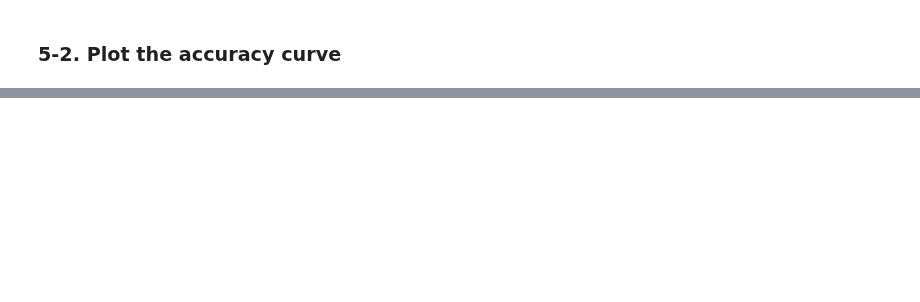
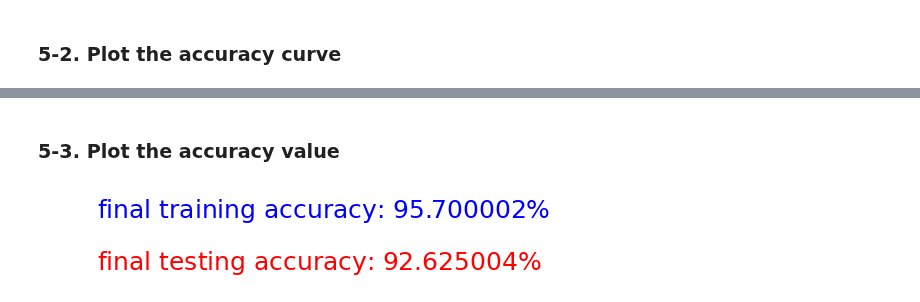
Before and after one commit to ihooni/class-MachineLearning, a Jupyter notebook: 09/assignment-09.ipynb, the cells around one changed output, grey strips where cells are left out. Drawn from its saved outputs; the diff is of its cells as text; code cells hidden in the pictures; blank space fills up the shorter version.

```diff
--- a/09/assignment-09.ipynb
+++ b/09/assignment-09.ipynb
@@ -198,0 +199,15 @@ plt.show()
+# %% [markdown]
+### 5-3. Plot the accuracy value
+# %%
+final_train_acc = round(history['train_acc'][-1] * 100, 6)
+final_test_acc = round(history['test_acc'][-1] * 100, 6)
+
+ax = plt.axes([0, 0, 0.6, 0.3])
+ax.set_xticks([])
+ax.set_yticks([])
+ax.axis('off')
+plt.text(0.2, 0.7, f'final training accuracy: ${final_train_acc}$%', size=25, color='blue')
+plt.text(0.2, 0.1, f'final testing accuracy: ${final_test_acc}$%', size=25, color='red')
+plt.show()
+# %% [output]
+[figure, added]
```
Also changed, not shown: parts of 3 cells of this notebook.
